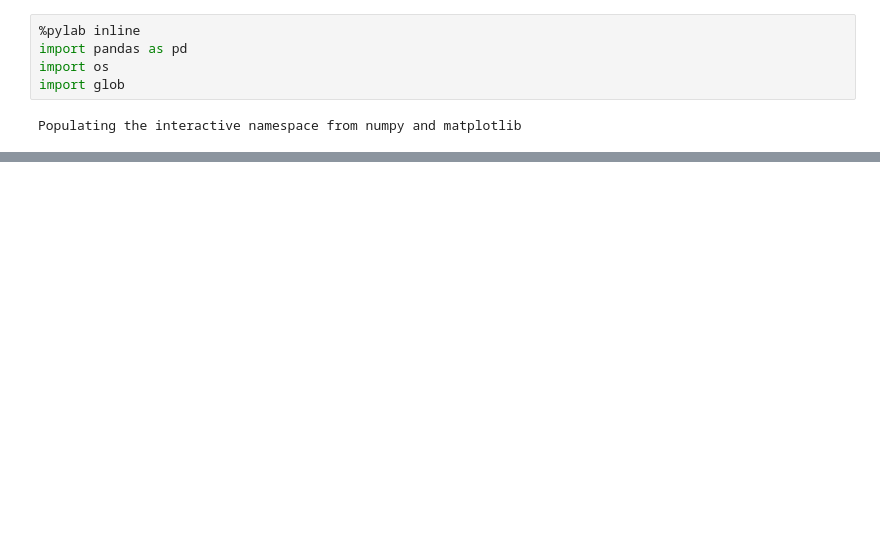
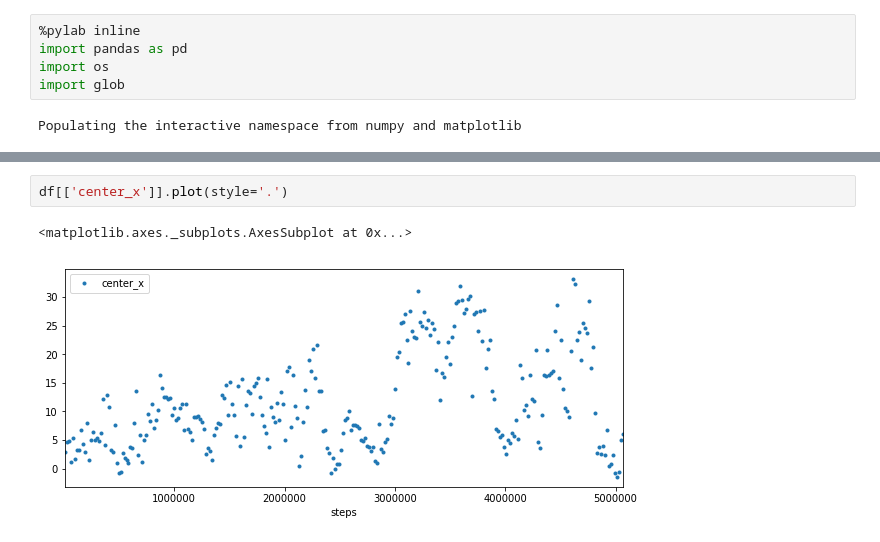
Before and after one commit to wassname/rl_2d_walker.js, a Jupyter notebook: scripts/view_log.ipynb, the cells around one changed output, grey strips where cells are left out. Drawn from its saved outputs; the diff is of its cells as text; blank space fills up the shorter version.

```diff
--- a/scripts/view_log.ipynb
+++ b/scripts/view_log.ipynb
@@ -56,0 +45,5 @@ df['Reward'].plot(style='.', title='Reward')
+# %%
+df[['center_x']].plot(style='.')
+# %% [output]
+<matplotlib.axes._subplots.AxesSubplot at 0x...>
+[figure, added]
```
Also changed, not shown: parts of 10 cells of this notebook, 33 other files.
